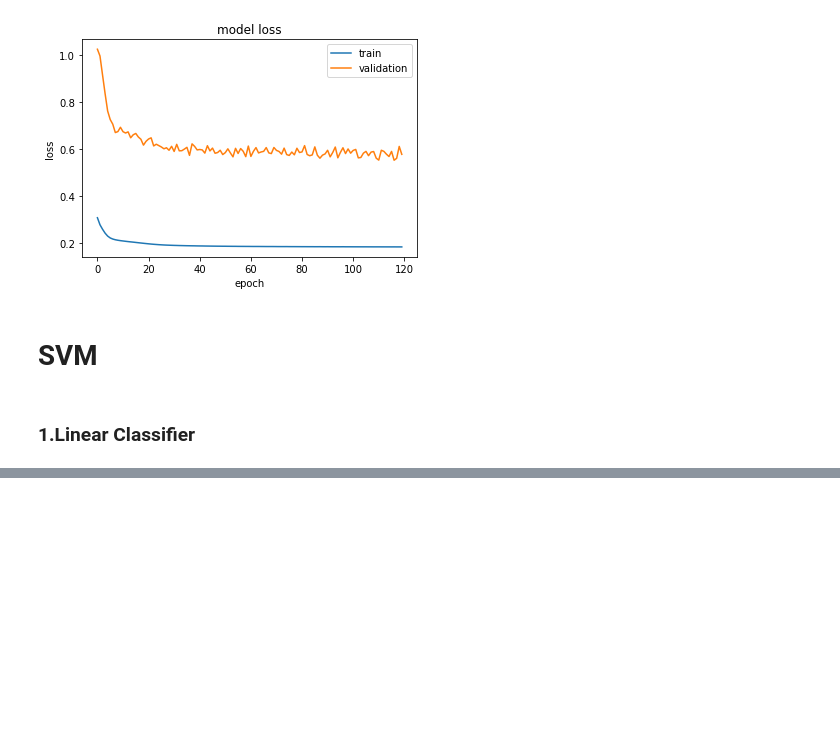
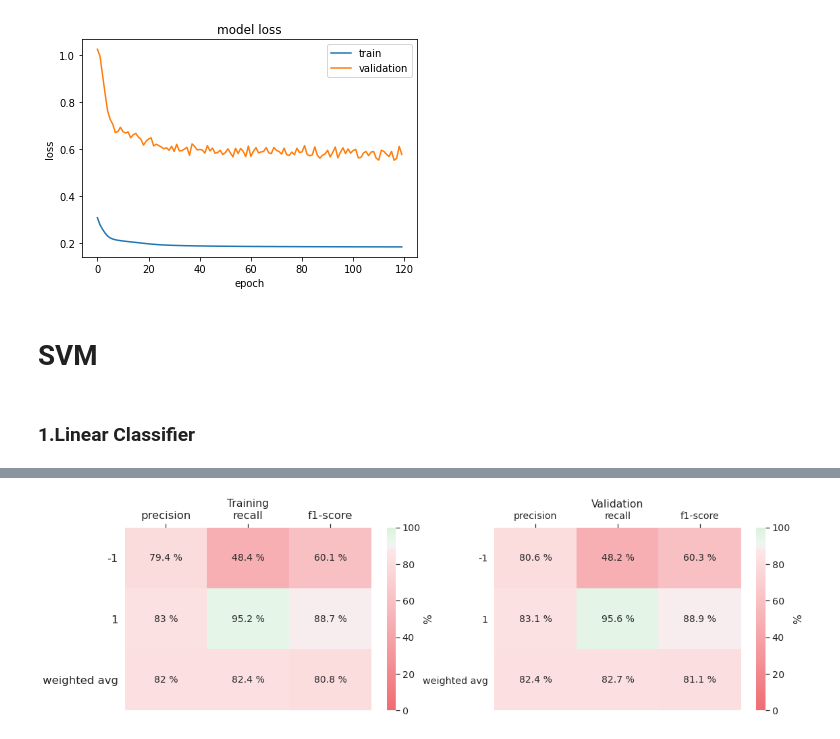
Before and after one commit to rsena-felipe/optimization_project, a Jupyter notebook: optional_points.ipynb, the cells around one changed output, grey strips where cells are left out. Saved outputs shown, nothing was run; the diff lists cells and outputs as text; code cells hidden in the pictures; blank space fills up the shorter version.

```diff
--- a/optional_points.ipynb
+++ b/optional_points.ipynb
@@ -167,0 +189,6 @@ predictions = clf.predict(X_test)
+# %%
+# CLassification Report
+input_file = "./results/predictions.csv"
+my_functions.plot_classification_reports(input_file)
+# %% [output]
+[figure, added]
```
Also changed, not shown: parts of 6 cells of this notebook, 13 other files.
